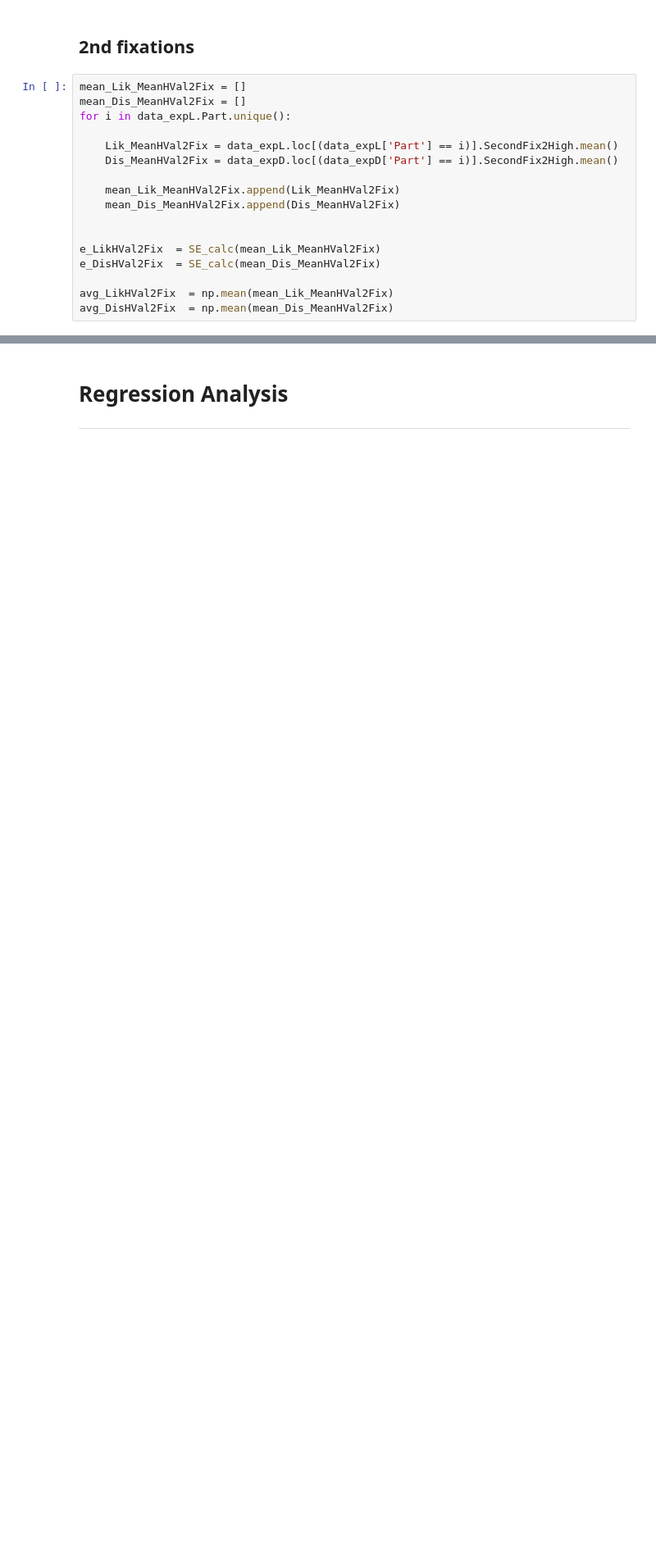
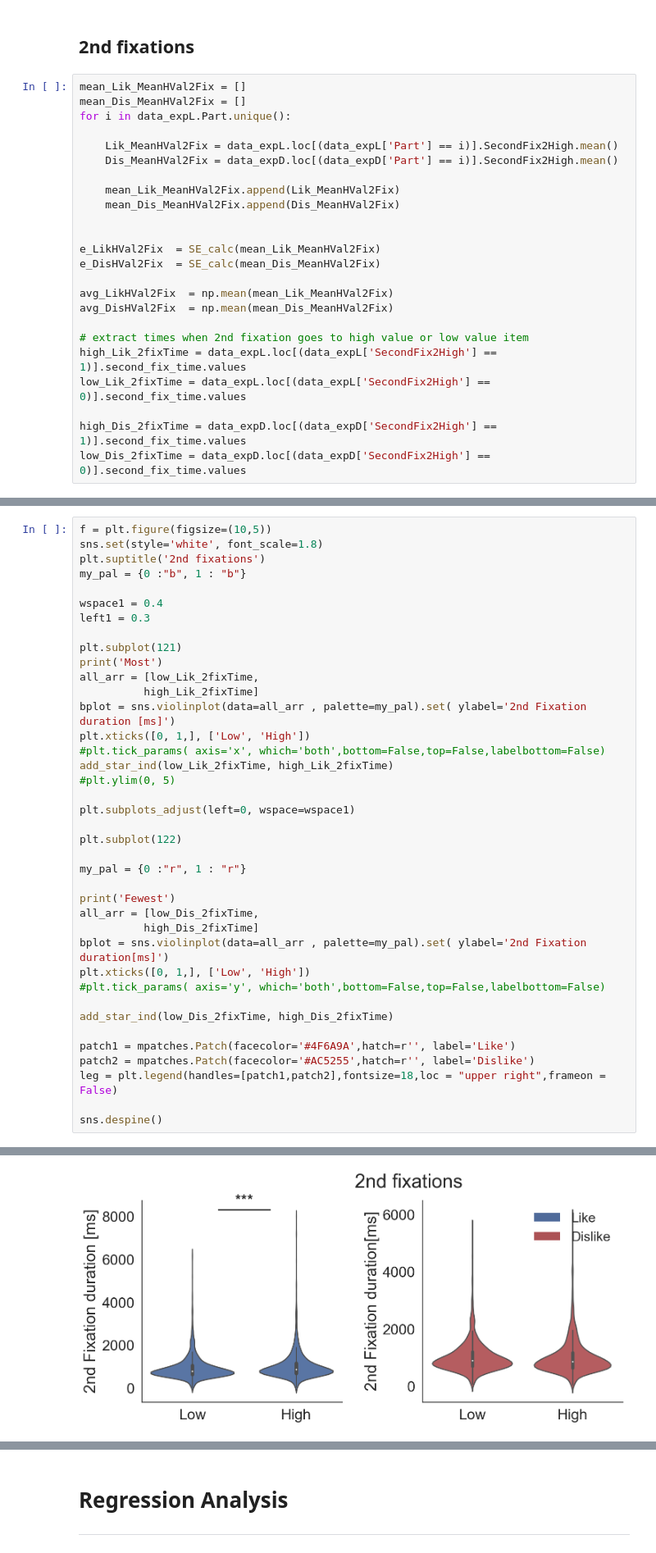
Before and after one commit to pradysepulveda/FF2018, a Jupyter notebook: FF2018_FixationsAnalysis_MiddleFix_31_FixCompress.ipynb, the cells around one changed output, grey strips where cells are left out. Shown at 82% size. Saved outputs shown, nothing was run; the diff lists cells and outputs as text; blank space fills up the shorter version.

```diff
--- a/FF2018_FixationsAnalysis_MiddleFix_31_FixCompress.ipynb
+++ b/FF2018_FixationsAnalysis_MiddleFix_31_FixCompress.ipynb
@@ -627,6 +648,13 @@ e_DisHVal2Fix  = SE_calc(mean_Dis_MeanHVal2Fix)
 
 avg_LikHVal2Fix  = np.mean(mean_Lik_MeanHVal2Fix)
 avg_DisHVal2Fix  = np.mean(mean_Dis_MeanHVal2Fix)
+
+# extract times when 2nd fixation goes to high value or low value item
+high_Lik_2fixTime = data_expL.loc[(data_expL['SecondFix2High'] == 1)].second_fix_time.values
+low_Lik_2fixTime = data_expL.loc[(data_expL['SecondFix2High'] == 0)].second_fix_time.values
+
+high_Dis_2fixTime = data_expD.loc[(data_expD['SecondFix2High'] == 1)].second_fix_time.values
+low_Dis_2fixTime = data_expD.loc[(data_expD['SecondFix2High'] == 0)].second_fix_time.values
 # %%
 fig = plt.figure(figsize=[6,10])
 gs = GridSpec(2,1,bottom=0.18,left=0.18,right=0.82)
@@ -698,0 +704,40 @@ data_expD.second_fix_id.hist()
+# %%
+f = plt.figure(figsize=(10,5))
+sns.set(style='white', font_scale=1.8)
+plt.suptitle('2nd fixations')
+my_pal = {0 :"b", 1 : "b"}
+
+wspace1 = 0.4
+left1 = 0.3
+
+plt.subplot(121)
+print('Most')
+all_arr = [low_Lik_2fixTime,
+          high_Lik_2fixTime]
+bplot = sns.violinplot(data=all_arr , palette=my_pal).set( ylabel='2nd Fixation duration [ms]')
+plt.xticks([0, 1,], ['Low', 'High'])
+#plt.tick_params( axis='x', which='both',bottom=False,top=False,labelbottom=False)
+add_star_ind(low_Lik_2fixTime, high_Lik_2fixTime)
+#plt.ylim(0, 5)
+
+plt.subplots_adjust(left=0, wspace=wspace1)
+
+plt.subplot(122)
+
+my_pal = {0 :"r", 1 : "r"}
+
+print('Fewest')
+all_arr = [low_Dis_2fixTime,
+          high_Dis_2fixTime]
+bplot = sns.violinplot(data=all_arr , palette=my_pal).set( ylabel='2nd Fixation duration[ms]')
+plt.xticks([0, 1,], ['Low', 'High'])
+#plt.tick_params( axis='y', which='both',bottom=False,top=False,labelbottom=False)
+
+add_star_ind(low_Dis_2fixTime, high_Dis_2fixTime)
+
+patch1 = mpatches.Patch(facecolor='#4F6A9A',hatch=r'', label='Like')
+patch2 = mpatches.Patch(facecolor='#AC5255',hatch=r'', label='Dislike')
+leg = plt.legend(handles=[patch1,patch2],fontsize=18,loc = "upper right",frameon = False)
+
+sns.despine()
+# %% [output]
@@ -698,0 +748 @@ data_expD.second_fix_id.hist()
+[figure, added]
```
Also changed, not shown: parts of 20 cells of this notebook, 4 other files.
